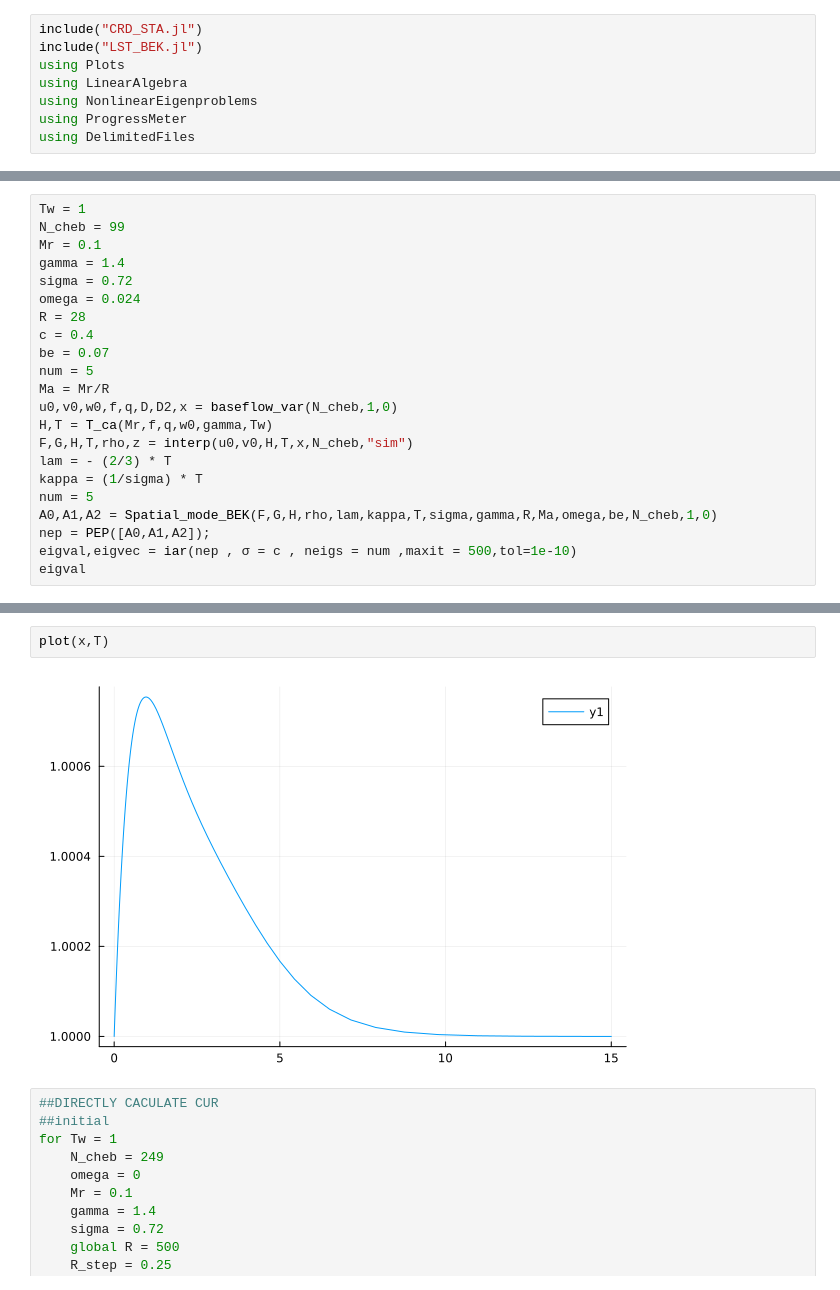
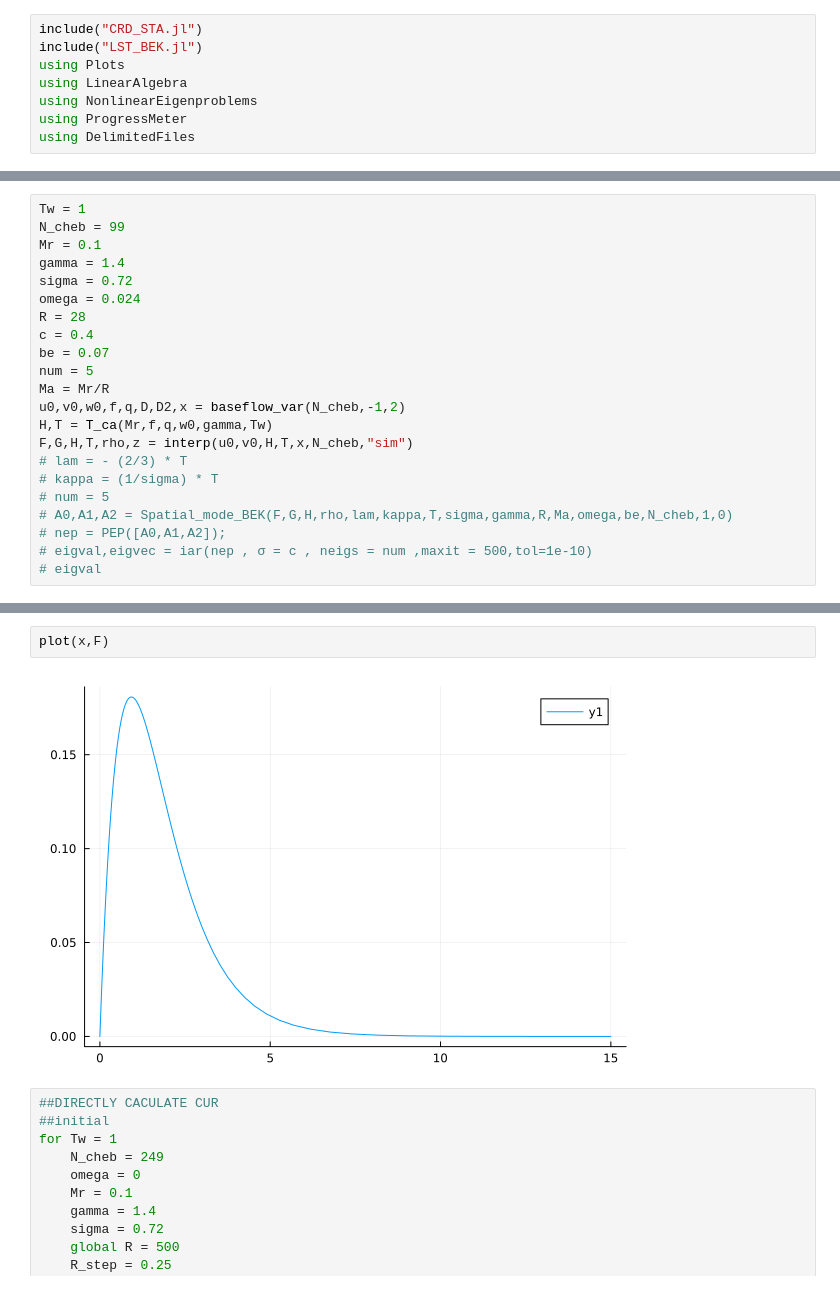
Before and after one commit to HaojieZhang917/compressible_bek, a Jupyter notebook: compress/BEK/work/CRD_STA_CACU.ipynb, the cells around one changed output, grey strips where cells are left out. Drawn from its saved outputs; the diff is of its cells as text.

```diff
--- a/compress/BEK/work/CRD_STA_CACU.ipynb
+++ b/compress/BEK/work/CRD_STA_CACU.ipynb
@@ -28,14 +28,14 @@ c = 0.4
 be = 0.07
 num = 5
 Ma = Mr/R
-u0,v0,w0,f,q,D,D2,x = baseflow_var(N_cheb,1,0)
+u0,v0,w0,f,q,D,D2,x = baseflow_var(N_cheb,-1,2)
 H,T = T_ca(Mr,f,q,w0,gamma,Tw)
 F,G,H,T,rho,z = interp(u0,v0,H,T,x,N_cheb,"sim")
-lam = - (2/3) * T
-kappa = (1/sigma) * T
-num = 5
-A0,A1,A2 = Spatial_mode_BEK(F,G,H,rho,lam,kappa,T,sigma,gamma,R,Ma,omega,be,N_cheb,1,0)
-nep = PEP([A0,A1,A2]);
-eigval,eigvec = iar(nep , σ = c , neigs = num ,maxit = 500,tol=1e-10)
-eigval
+# lam = - (2/3) * T
+# kappa = (1/sigma) * T
+# num = 5
+# A0,A1,A2 = Spatial_mode_BEK(F,G,H,rho,lam,kappa,T,sigma,gamma,R,Ma,omega,be,N_cheb,1,0)
+# nep = PEP([A0,A1,A2]);
+# eigval,eigvec = iar(nep , σ = c , neigs = num ,maxit = 500,tol=1e-10)
+# eigval
 # %% [output]
@@ -48,7 +63,7 @@ eigval
 # %%
-plot(x,T)
+plot(x,F)
 # %% [output]
-[figure, old version]
+[figure, new version]
 # %%
 ##DIRECTLY CACULATE CUR
 ##initial
```
Also changed, not shown: parts of 3 cells of this notebook, 2 other files.
